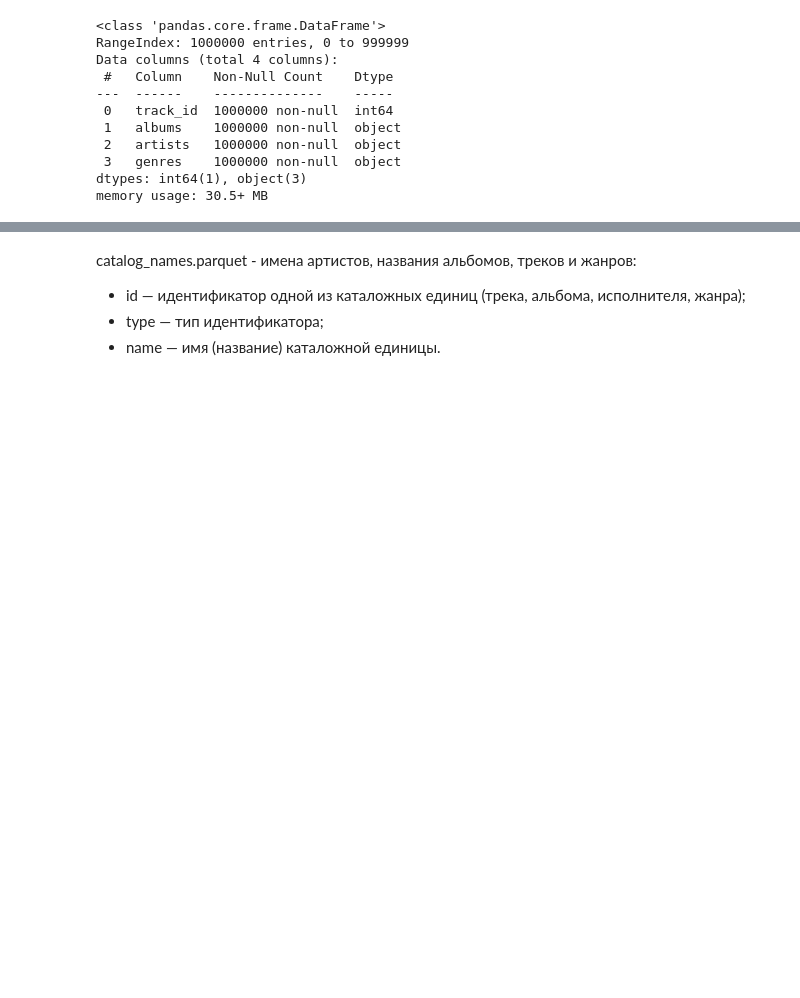
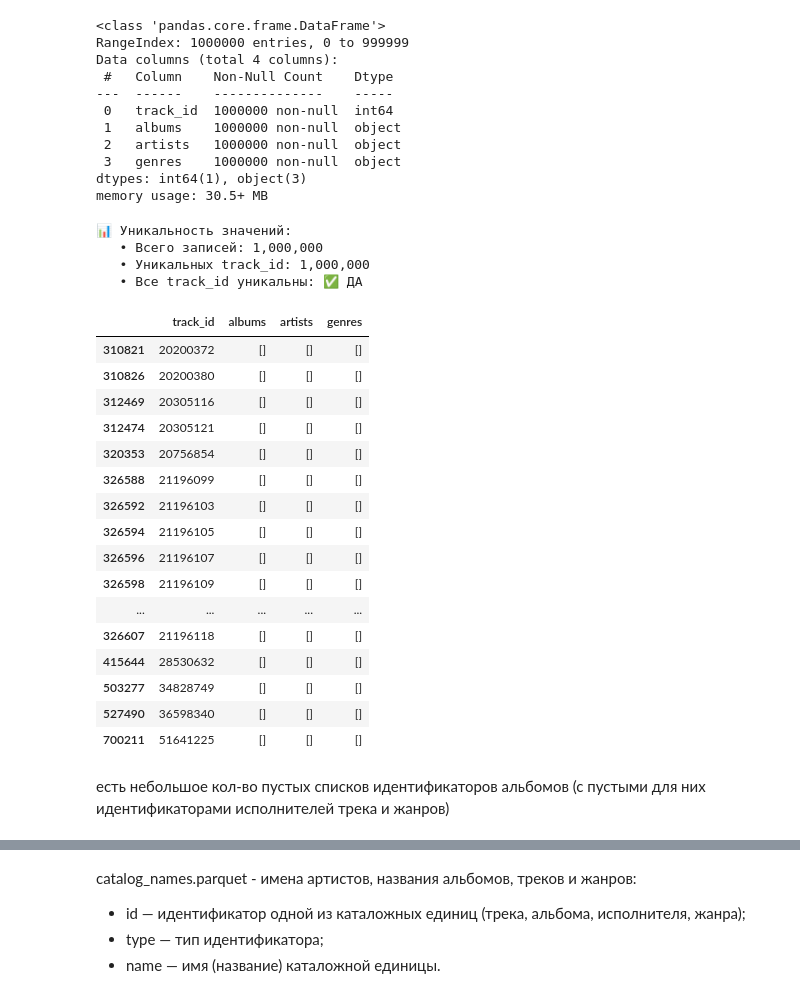
Before and after one commit to ozerge/mle-project-sprint-4-v001, a Jupyter notebook: recommendations.ipynb, the cells around one changed output, grey strips where cells are left out. Saved outputs shown, nothing was run; the diff lists cells and outputs as text; code cells hidden in the pictures; blank space fills up the shorter version.

```diff
--- a/recommendations.ipynb
+++ b/recommendations.ipynb
@@ -25,0 +25,41 @@ interactions = pd.read_parquet("./interactions.parquet")
+# %%
+def load_parquet_file(filename, base_url="https://storage.yandexcloud.net/mle-data/ym/"):
+    """
+    Универсальная функция для загрузки parquet файлов.
+
+    Args:
+        filename (str): Имя файла для загрузки (например, "tracks.parquet")
+        base_url (str): Базовый URL для скачивания файлов
+
+    Returns:
+        pd.DataFrame или None: Загруженные данные или None при ошибке
+    """
+    # Формируем полный URL
+    file_url = f"{base_url}{filename}"
+
+    try:
+        data = pd.read_parquet(filename)
+        print(f"✓ {filename} загружен локально")
+        return data
+
+    except FileNotFoundError:
+        print(f"{filename} не найден, скачиваю из {file_url}...")
+        try:
+            subprocess.run(['wget', file_url], check=True)
+            data = pd.read_parquet(filename)
+            print(f"✓ {filename} успешно скачан и загружен")
+            return data
+        except subprocess.CalledProcessError:
+            print(f"❌ Ошибка при скачивании {filename}")
+            return None
+        except Exception as e:
+            print(f"❌ Ошибка при чтении скачанного {filename}: {e}")
+            return None
+    except Exception as e:
+        print(f"❌ Ошибка при чтении {filename}: {e}")
+        return None
+# %%
+# Использование функции
+tracks = load_parquet_file("tracks.parquet")
+catalog_names = load_parquet_file("catalog_names.parquet")
+interactions = load_parquet_file("interactions.parquet")
@@ -52,3 +112,42 @@ Data columns (total 4 columns):
  3   genres    1000000 non-null  object
 dtypes: int64(1), object(3)
 memory usage: 30.5+ MB
+# %%
+is_unique = tracks['track_id'].nunique() == len(tracks)
+unique_count = tracks['track_id'].nunique()
+total_count = len(tracks)
+
+print(f"📊 Уникальность значений:")
+print(f"   • Всего записей: {total_count:,}")
+print(f"   • Уникальных track_id: {unique_count:,}")
+print(f"   • Все track_id уникальны: {'✅ ДА' if is_unique else '❌ НЕТ'}")
+if not is_unique:
+    duplicates = total_count - unique_count
+    print(f"   • Дубликатов найдено: {duplicates:,}")
+# %% [output]
+📊 Уникальность значений:
+   • Всего записей: 1,000,000
+   • Уникальных track_id: 1,000,000
+   • Все track_id уникальны: ✅ ДА
+# %%
+tracks[tracks["albums"].str.len() == 0]
+# %% [output]
+|  | track_id | albums | artists | genres |
+| 310821 | 20200372 | [] | [] | [] |
+| 310826 | 20200380 | [] | [] | [] |
+| 312469 | 20305116 | [] | [] | [] |
+| 312474 | 20305121 | [] | [] | [] |
+| 320353 | 20756854 | [] | [] | [] |
+| 326588 | 21196099 | [] | [] | [] |
+| 326592 | 21196103 | [] | [] | [] |
+| 326594 | 21196105 | [] | [] | [] |
+| 326596 | 21196107 | [] | [] | [] |
+| 326598 | 21196109 | [] | [] | [] |
+| ... | ... | ... | ... | ... |
+| 326607 | 21196118 | [] | [] | [] |
+| 415644 | 28530632 | [] | [] | [] |
+| 503277 | 34828749 | [] | [] | [] |
+| 527490 | 36598340 | [] | [] | [] |
+| 700211 | 51641225 | [] | [] | [] |
+# %% [markdown]
+есть небольшое кол-во пустых списков идентификаторов альбомов (с пустыми для них идентификаторами исполнителей трека и жанров)
```
Also changed, not shown: parts of 35 cells of this notebook, 1 other file.
